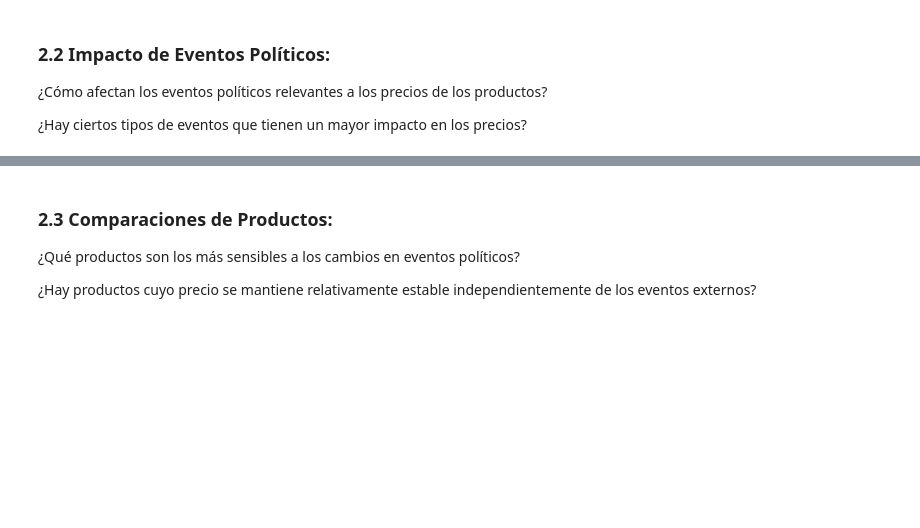
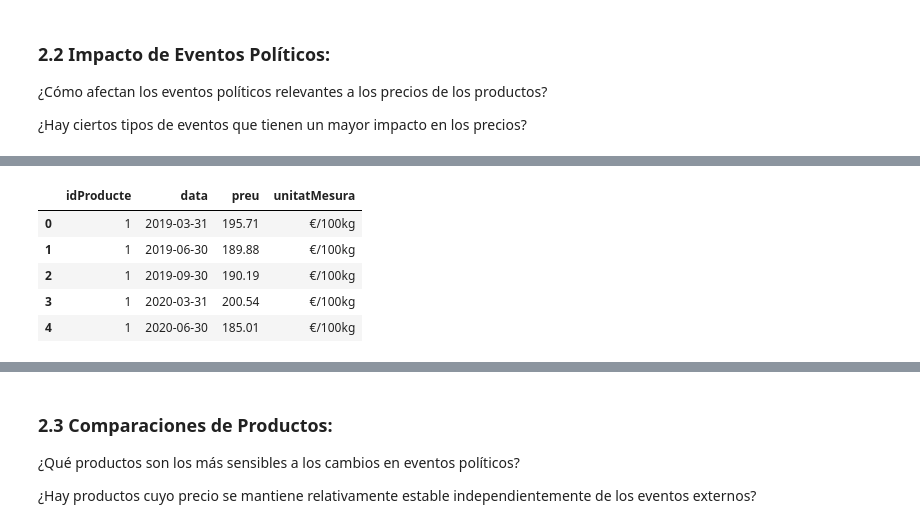
Before and after one commit to Veroski/Base-de-Datos, a Jupyter notebook: analisis.ipynb, the cells around one changed output, grey strips where cells are left out. Cells and saved outputs as stored; diff of their text form; code cells hidden in the pictures; blank space fills up the shorter version.

```diff
--- a/analisis.ipynb
+++ b/analisis.ipynb
@@ -267,0 +278,9 @@ En el caso de las verduras, al observar los datos en su totalidad, al igual que
+# %%
+valor_mercat.head()
+# %% [output]
+|  | idProducte | data | preu | unitatMesura |
+| 0 | 1 | 2019-03-31 | 195.71 | €/100kg |
+| 1 | 1 | 2019-06-30 | 189.88 | €/100kg |
+| 2 | 1 | 2019-09-30 | 190.19 | €/100kg |
+| 3 | 1 | 2020-03-31 | 200.54 | €/100kg |
+| 4 | 1 | 2020-06-30 | 185.01 | €/100kg |
```
Also changed, not shown: parts of 15 cells of this notebook.
